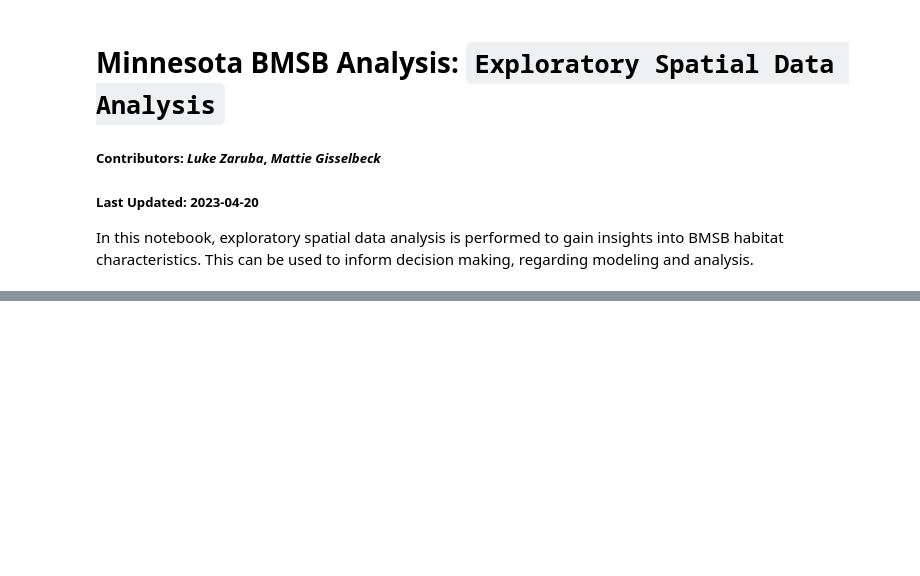
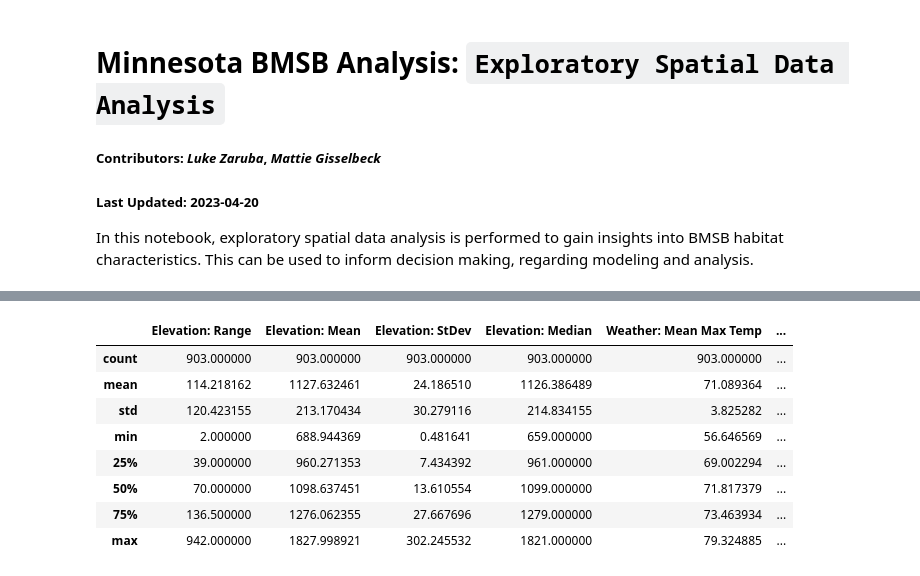
Before and after one commit to lukezaruba/minnesota-bmsb-analysis, a Jupyter notebook: notebooks/02-esda.ipynb, the cells around one changed output, grey strips where cells are left out. Cells and saved outputs as stored; diff of their text form; code cells hidden in the pictures; blank space fills up the shorter version.

```diff
--- a/notebooks/02-esda.ipynb
+++ b/notebooks/02-esda.ipynb
@@ -51,0 +75,15 @@ df["Observations: Presence"] = df["Observations: Count"].apply(lambda x: 1 if x
+# %%
+# Describe Columns of Interest
+columns = ["Elevation: Range", "Elevation: Mean", "Elevation: StDev", "Elevation: Median", "Weather: Mean Max Temp", "Weather: Mean Min Temp", "Weather: Mean Precip", "LC: Urban %", "LC: Ag %", "LC: Natural %"]
+
+df[columns].describe()
+# %% [output]
+|  | Elevation: Range | Elevation: Mean | Elevation: StDev | Elevation: Median | Weather: Mean Max Temp | ... |
+| count | 903.000000 | 903.000000 | 903.000000 | 903.000000 | 903.000000 | ... |
+| mean | 114.218162 | 1127.632461 | 24.186510 | 1126.386489 | 71.089364 | ... |
+| std | 120.423155 | 213.170434 | 30.279116 | 214.834155 | 3.825282 | ... |
+| min | 2.000000 | 688.944369 | 0.481641 | 659.000000 | 56.646569 | ... |
+| 25% | 39.000000 | 960.271353 | 7.434392 | 961.000000 | 69.002294 | ... |
+| 50% | 70.000000 | 1098.637451 | 13.610554 | 1099.000000 | 71.817379 | ... |
+| 75% | 136.500000 | 1276.062355 | 27.667696 | 1279.000000 | 73.463934 | ... |
+| max | 942.000000 | 1827.998921 | 302.245532 | 1821.000000 | 79.324885 | ... |
```
Also changed, not shown: parts of 12 cells of this notebook, 9 other files.
